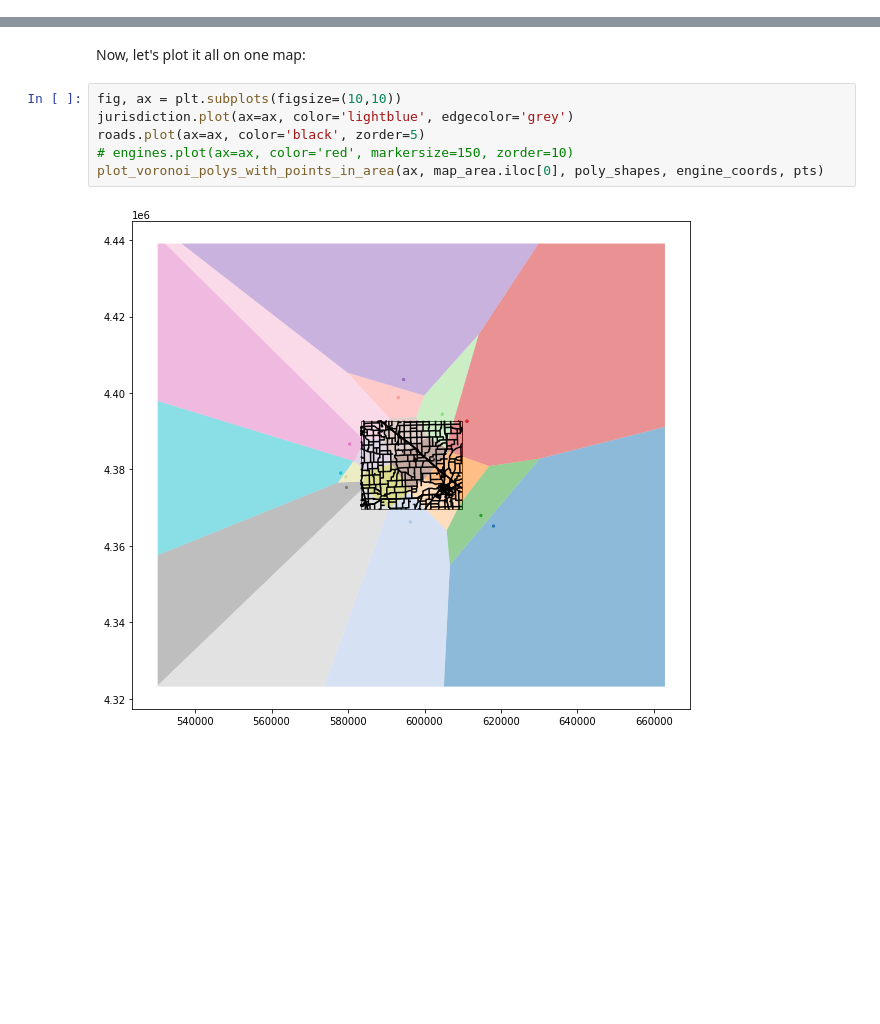
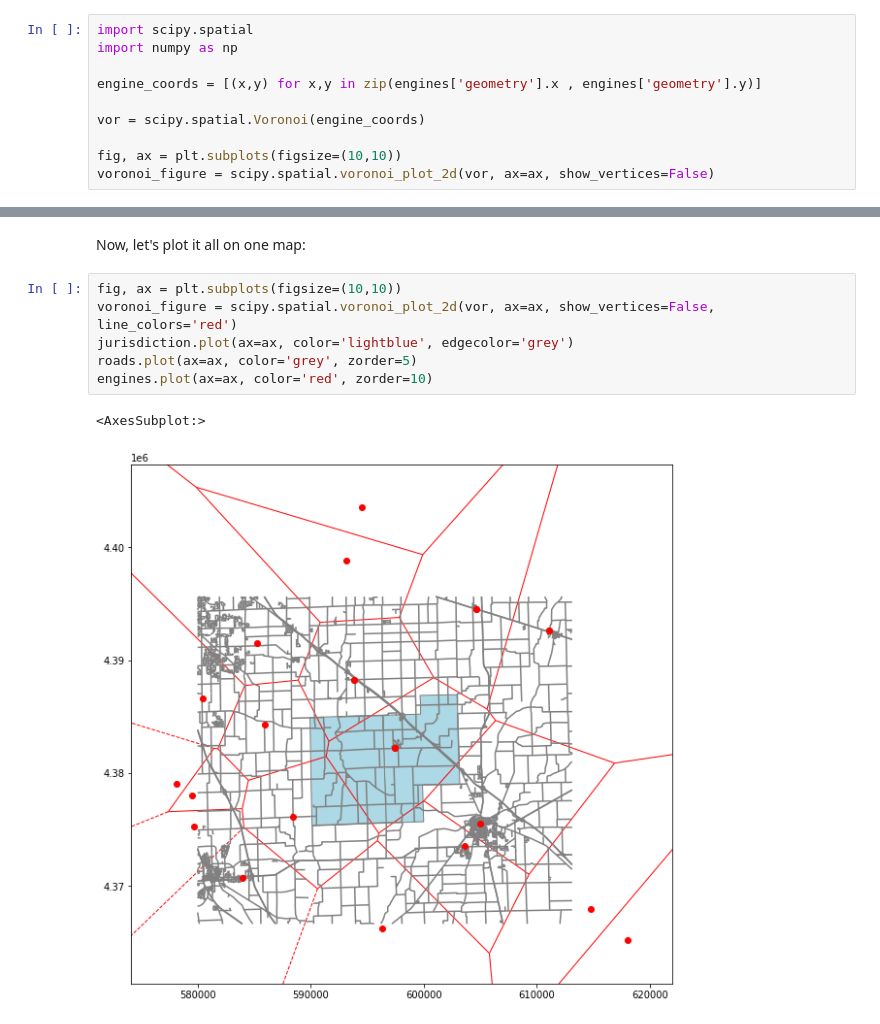
Before and after one commit to trimble/fire_geozones, a Jupyter notebook: Geos.ipynb, the cells around one changed output, grey strips where cells are left out. Drawn from its saved outputs; the diff is of its cells as text; blank space fills up the shorter version.

Commit message:
Using scipy.spatial.* worked better

```diff
--- a/Geos.ipynb
+++ b/Geos.ipynb
@@ -220,0 +208,10 @@ plt.show()
+# %%
+import scipy.spatial
+import numpy as np
+
+engine_coords = [(x,y) for x,y in zip(engines['geometry'].x , engines['geometry'].y)]
+
+vor = scipy.spatial.Voronoi(engine_coords)
+
+fig, ax = plt.subplots(figsize=(10,10))
+voronoi_figure = scipy.spatial.voronoi_plot_2d(vor, ax=ax, show_vertices=False)
@@ -222,9 +221,10 @@ plt.show()
 Now, let's plot it all on one map:
 # %%
 fig, ax = plt.subplots(figsize=(10,10))
+voronoi_figure = scipy.spatial.voronoi_plot_2d(vor, ax=ax, show_vertices=False, line_colors='red')
 jurisdiction.plot(ax=ax, color='lightblue', edgecolor='grey')
-roads.plot(ax=ax, color='black', zorder=5)
-# engines.plot(ax=ax, color='red', markersize=150, zorder=10)
-plot_voronoi_polys_with_points_in_area(ax, map_area.iloc[0], poly_shapes, engine_coords, pts)
+roads.plot(ax=ax, color='grey', zorder=5)
+engines.plot(ax=ax, color='red', zorder=10)
 # %% [output]
+<AxesSubplot:>
-[figure, old version]
+[figure, new version]
```
Also changed, not shown: parts of 5 cells of this notebook.
